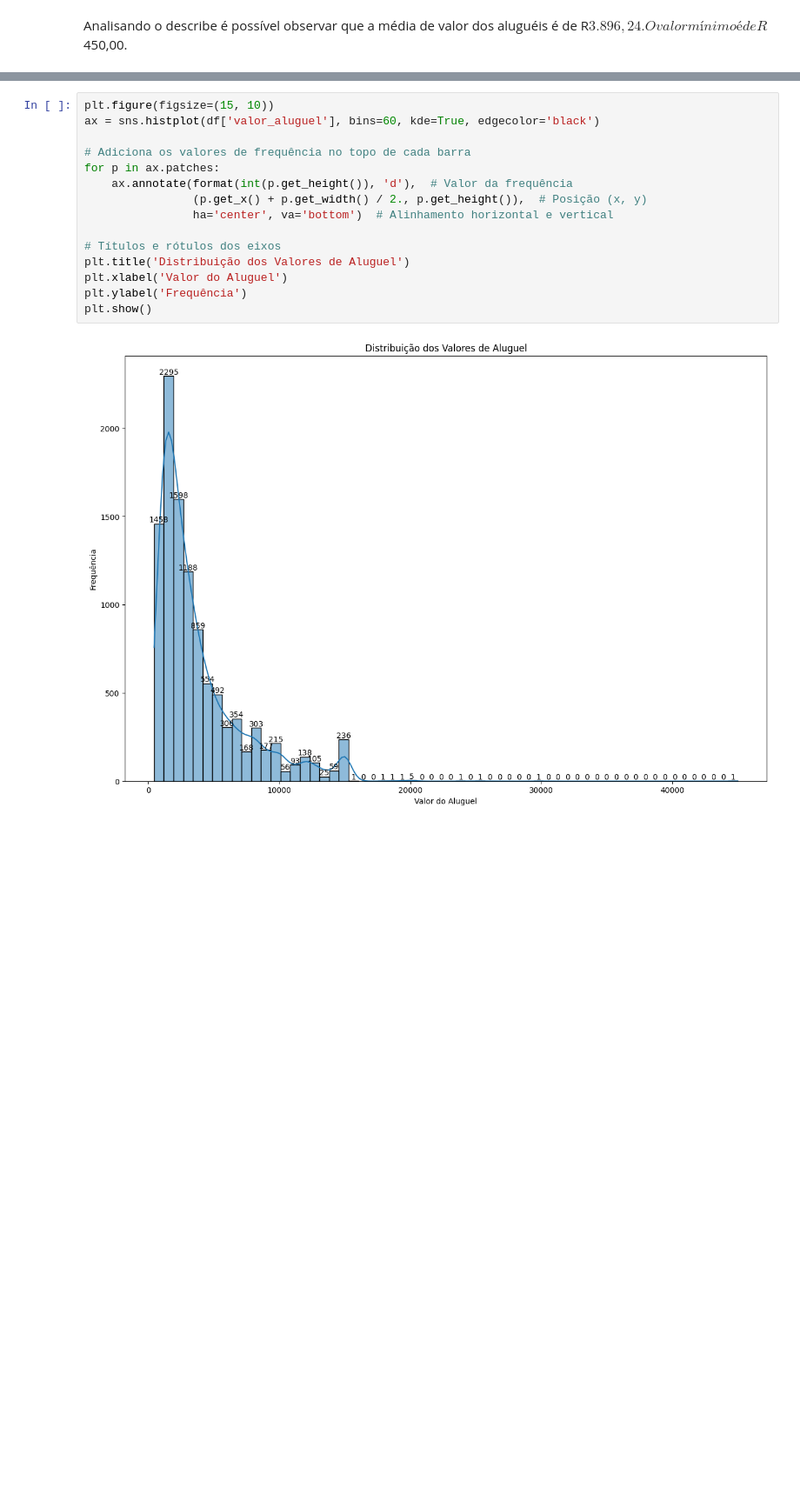
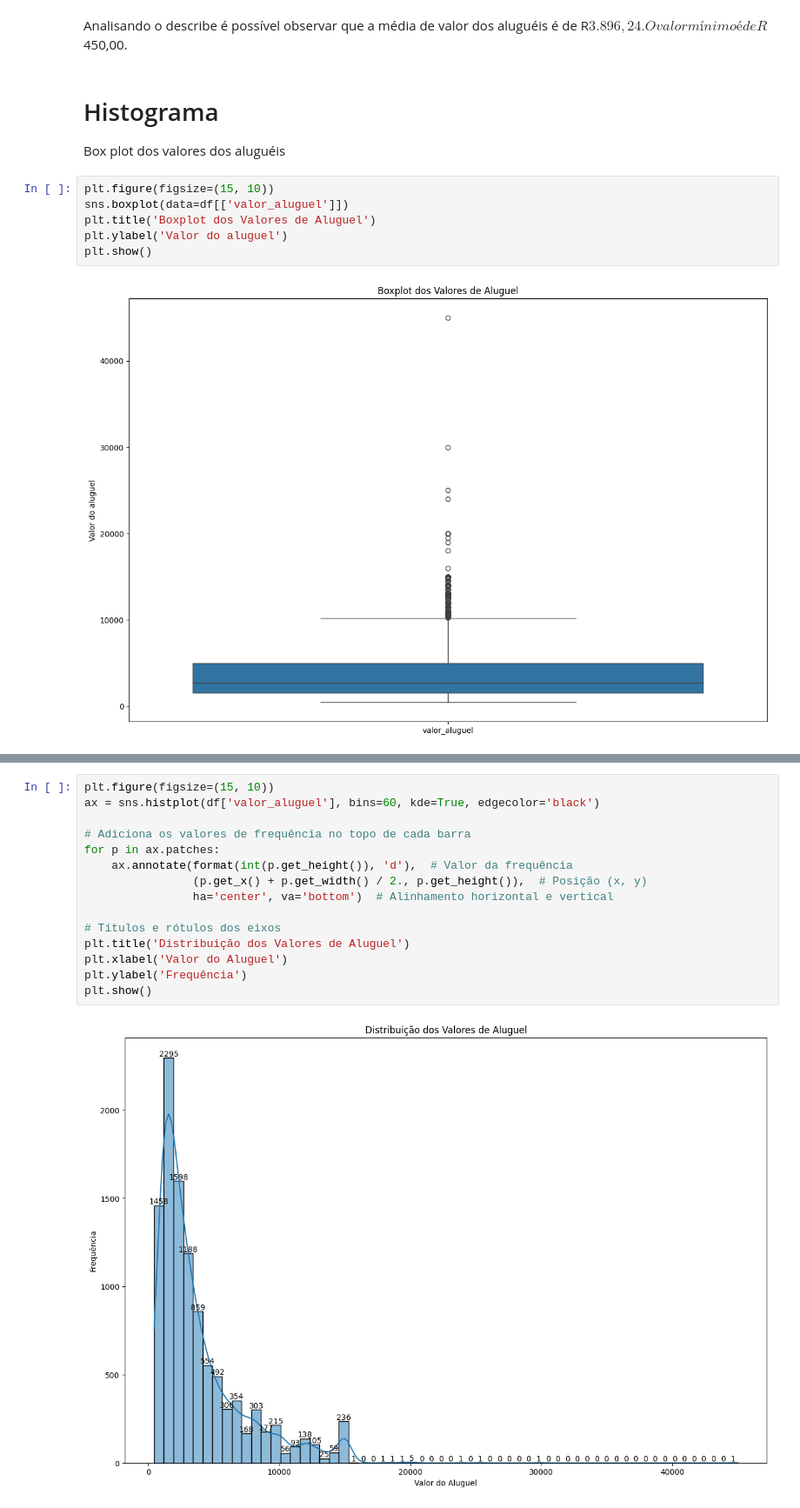
Before and after one commit to Pamplona-C/Notebooks, a Jupyter notebook: IniciaçãoCIentífica.ipynb, the cells around one changed output, grey strips where cells are left out. Shown at 87% size. Drawn from its saved outputs; the diff is of its cells as text; blank space fills up the shorter version.

```diff
--- a/IniciaçãoCIentífica.ipynb
+++ b/IniciaçãoCIentífica.ipynb
@@ -115,3 +157,14 @@ temp.style.background_gradient(cmap='Oranges')
 | máximo | 46335.000000 | 13.000000 | 10.000000 | 12.000000 | 1117000.000000 | 45000.000000 | 313700.000000 | 677.000000 | ... |
 # %% [markdown]
 Analisando o describe é possível observar que a média de valor dos aluguéis é de R$3.896,24. O valor mínimo é de R$450,00.
+# %% [markdown]
+# Histograma
+Box plot dos valores dos aluguéis
+# %%
+plt.figure(figsize=(15, 10))
+sns.boxplot(data=df[['valor_aluguel']])
+plt.title('Boxplot dos Valores de Aluguel')
+plt.ylabel('Valor do aluguel')
+plt.show()
+# %% [output]
+[figure, added]
```
Also changed, not shown: parts of 11 cells of this notebook.
